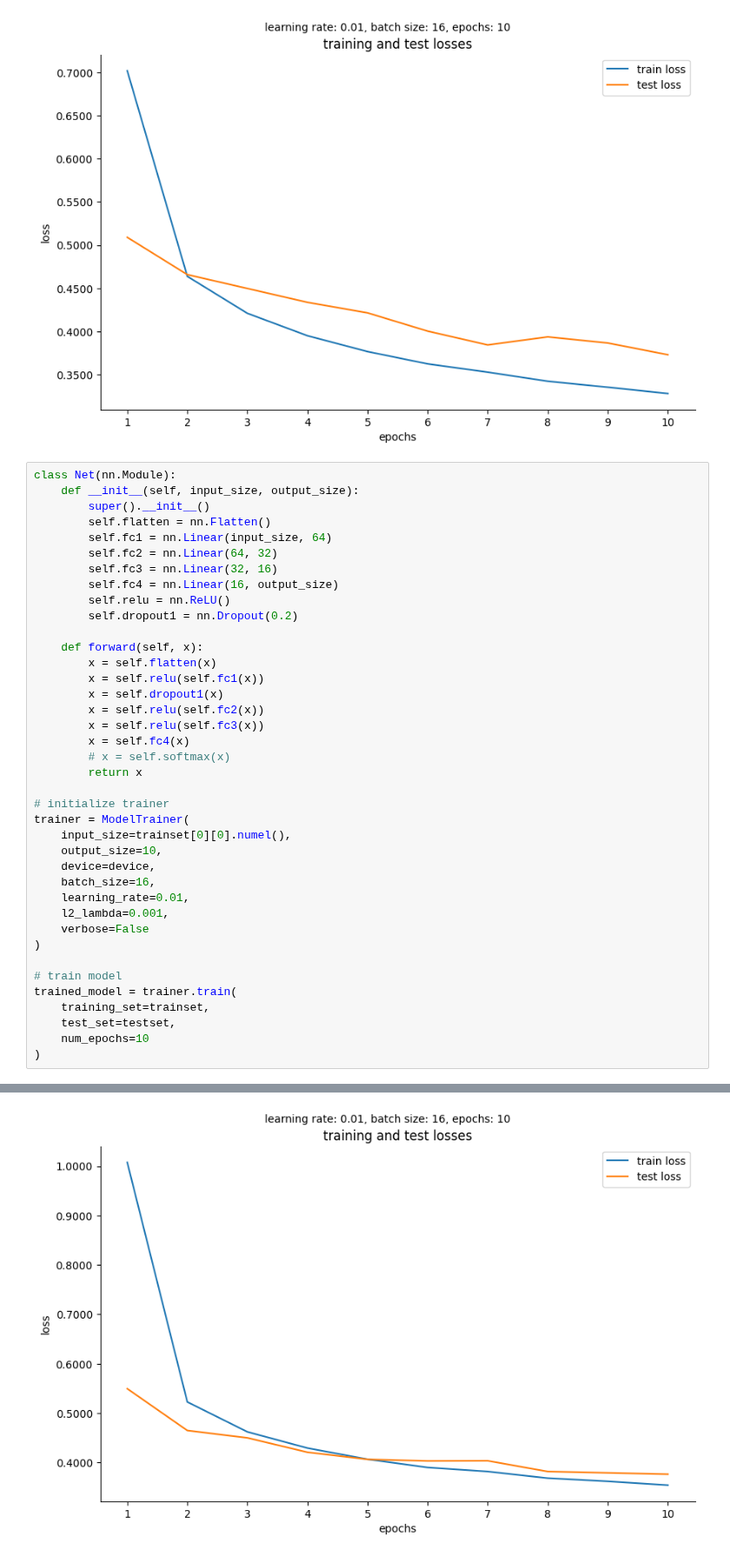
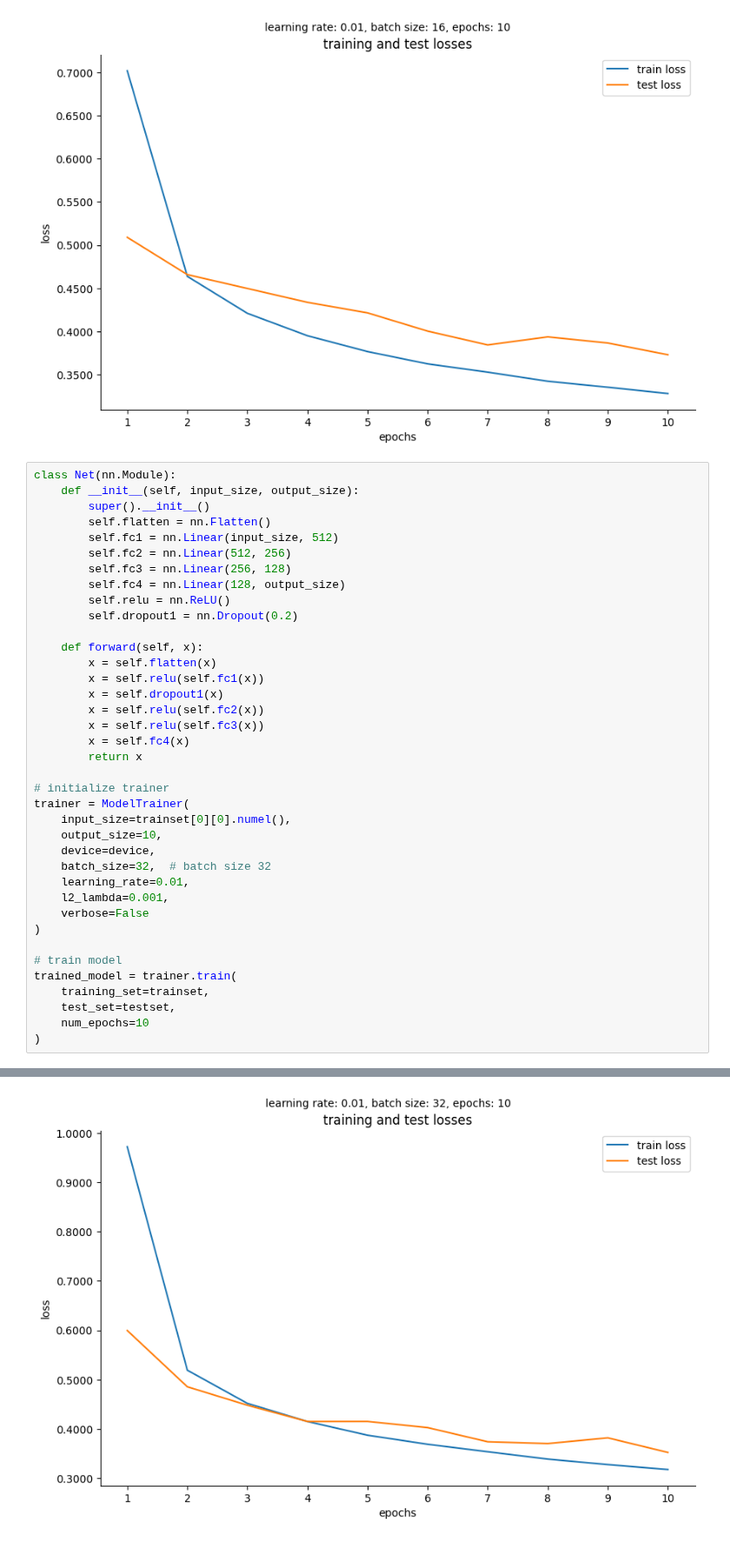
Before and after one commit to FutureGoose/OctaCycleCNN, a Jupyter notebook: exercises/w4/Competition.ipynb, the cells around one changed output, grey strips where cells are left out. Shown at 87% size. Saved outputs shown, nothing was run; the diff lists cells and outputs as text.

```diff
--- a/exercises/w4/Competition.ipynb
+++ b/exercises/w4/Competition.ipynb
@@ -457,10 +457,10 @@ class Net(nn.Module):
     def __init__(self, input_size, output_size):
         super().__init__()
         self.flatten = nn.Flatten()
-        self.fc1 = nn.Linear(input_size, 64)
-        self.fc2 = nn.Linear(64, 32)
-        self.fc3 = nn.Linear(32, 16)
-        self.fc4 = nn.Linear(16, output_size)
+        self.fc1 = nn.Linear(input_size, 512)
+        self.fc2 = nn.Linear(512, 256)
+        self.fc3 = nn.Linear(256, 128)
+        self.fc4 = nn.Linear(128, output_size)
         self.relu = nn.ReLU()
         self.dropout1 = nn.Dropout(0.2)
 
@@ -471,7 +471,6 @@ class Net(nn.Module):
         x = self.relu(self.fc2(x))
         x = self.relu(self.fc3(x))
         x = self.fc4(x)
-        # x = self.softmax(x)
         return x
 
 # initialize trainer
@@ -479,7 +478,7 @@ trainer = ModelTrainer(
     input_size=trainset[0][0].numel(),
     output_size=10,
     device=device,
-    batch_size=16,
+    batch_size=32,  # batch size 32
     learning_rate=0.01,
     l2_lambda=0.001,
     verbose=False
@@ -505 +504 @@ trained_model = trainer.train(
-[figure, old version]
+[figure, new version]
```
Also changed, not shown: parts of 11 cells of this notebook.
